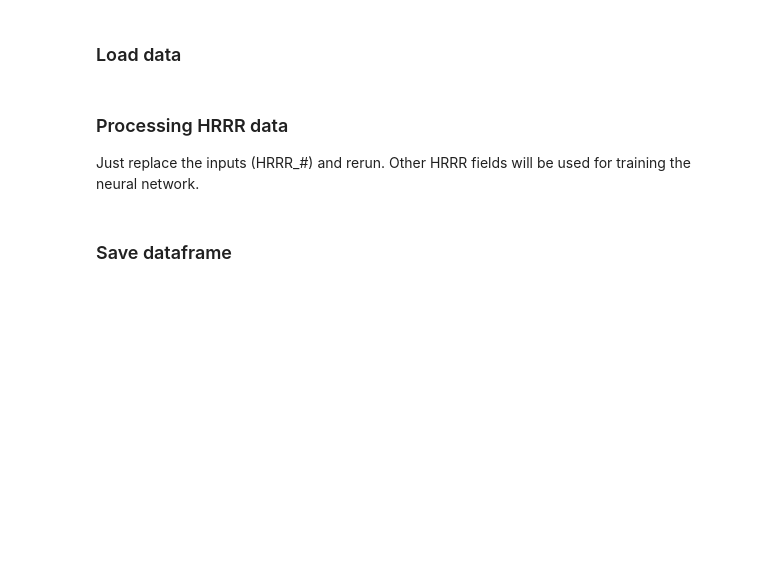
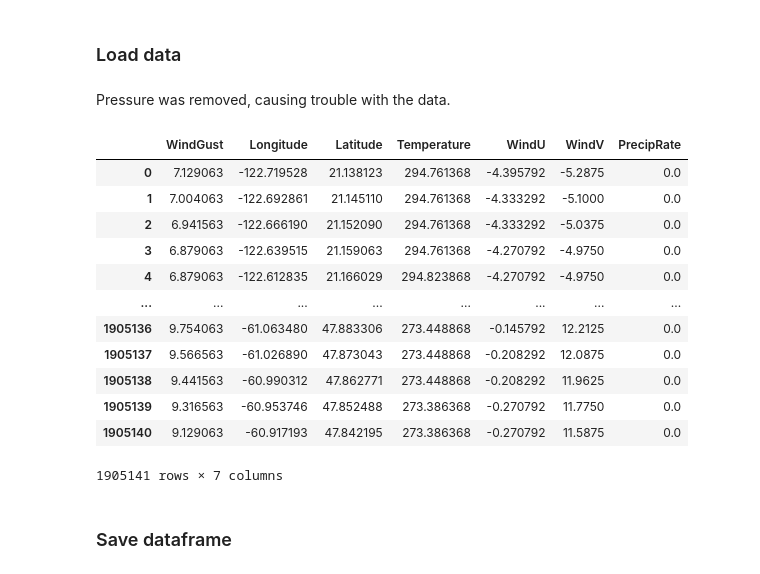
Before and after one commit to jesseturner/Wind-Gust-Predictions, a Jupyter notebook: Build_hrrr_dataframe.ipynb, the cells around one changed output. Saved outputs shown, nothing was run; the diff lists cells and outputs as text; code cells hidden in the pictures; blank space fills up the shorter version.

```diff
--- a/Build_hrrr_dataframe.ipynb
+++ b/Build_hrrr_dataframe.ipynb
@@ -17,4 +17 @@ Hrrr_5 = pygrib.open(  # Aug 1 2019 1500
     '/Users/jesseturner/Documents/Wind_Gust_Prediction/Gust_data/2020_08_01_1500/csu_econ.2021412000300.grib2')
-# %% [markdown]
-### Processing HRRR data
-Just replace the inputs (HRRR_#) and rerun. Other HRRR fields will be used for training the neural network.
@@ -56,3 +18,41 @@ hrrr_gust_flat.shape
+# %% [markdown]
+Pressure was removed, causing trouble with the data.
+# %%
+hrrr_id = Hrrr_4 # Choose your HRRR
+hrrr_gust = hrrr_id[9].values
+hrrr_lat, hrrr_lon = hrrr_id[9].latlons()
+hrrr_temp = hrrr_id[46].values
+hrrr_wind_u = hrrr_id[42].values
+hrrr_wind_v = hrrr_id[43].values
+hrrr_pressure = hrrr_id[119].values
+hrrr_precip_rate = hrrr_id[83].values
+
+hrrr_df = pd.DataFrame(
+    {'WindGust': hrrr_gust.flat,
+     'Longitude': hrrr_lon.flat,
+     'Latitude': hrrr_lat.flat,
+     'Temperature': hrrr_temp.flat,
+     'WindU': hrrr_wind_u.flat,
+     'WindV': hrrr_wind_v.flat,
+     #'Pressure': hrrr_pressure.flat,
+     'PrecipRate': hrrr_precip_rate.flat
+    })
+# %%
+hrrr_df.fillna(0)
+# %% [output]
+|  | WindGust | Longitude | Latitude | Temperature | WindU | WindV | PrecipRate |
+| 0 | 7.129063 | -122.719528 | 21.138123 | 294.761368 | -4.395792 | -5.2875 | 0.0 |
+| 1 | 7.004063 | -122.692861 | 21.145110 | 294.761368 | -4.333292 | -5.1000 | 0.0 |
+| 2 | 6.941563 | -122.666190 | 21.152090 | 294.761368 | -4.333292 | -5.0375 | 0.0 |
+| 3 | 6.879063 | -122.639515 | 21.159063 | 294.761368 | -4.270792 | -4.9750 | 0.0 |
+| 4 | 6.879063 | -122.612835 | 21.166029 | 294.823868 | -4.270792 | -4.9750 | 0.0 |
+| ... | ... | ... | ... | ... | ... | ... | ... |
+| 1905136 | 9.754063 | -61.063480 | 47.883306 | 273.448868 | -0.145792 | 12.2125 | 0.0 |
+| 1905137 | 9.566563 | -61.026890 | 47.873043 | 273.448868 | -0.208292 | 12.0875 | 0.0 |
+| 1905138 | 9.441563 | -60.990312 | 47.862771 | 273.448868 | -0.208292 | 11.9625 | 0.0 |
+| 1905139 | 9.316563 | -60.953746 | 47.852488 | 273.386368 | -0.270792 | 11.7750 | 0.0 |
+| 1905140 | 9.129063 | -60.917193 | 47.842195 | 273.386368 | -0.270792 | 11.5875 | 0.0 |
+1905141 rows × 7 columns
 # %% [markdown]
 ### Save dataframe
 # %%
```
Also changed, not shown: parts of 4 cells of this notebook, 3 other files.
